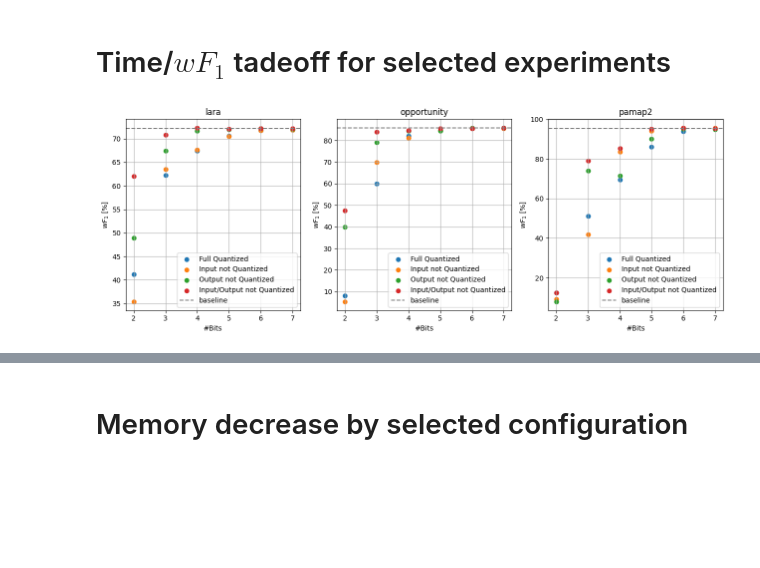
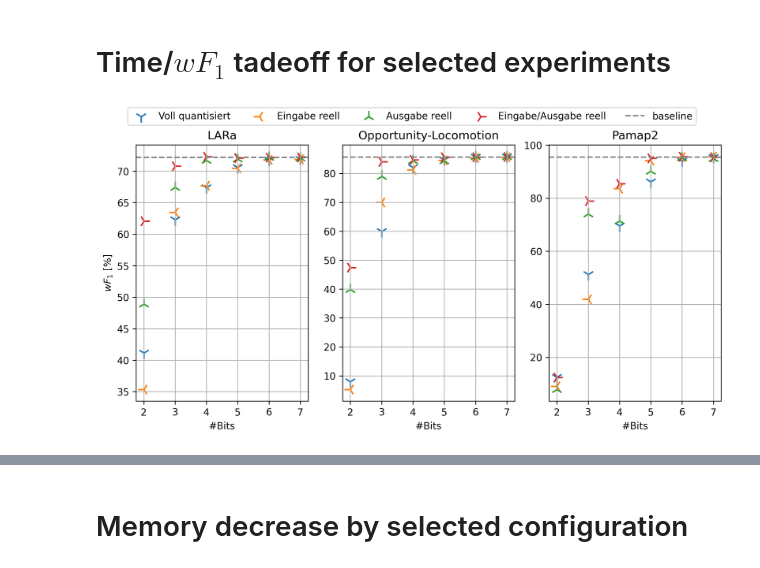
Before and after one commit to jroeger23/bachelor_thesis_code, a Jupyter notebook: eval_notebooks/ptq_cnn-imu_eval.ipynb, the cells around one changed output, grey strips where cells are left out. Drawn from its saved outputs; the diff is of its cells as text; code cells hidden in the pictures; blank space fills up the shorter version.

```diff
--- a/eval_notebooks/ptq_cnn-imu_eval.ipynb
+++ b/eval_notebooks/ptq_cnn-imu_eval.ipynb
@@ -513,28 +596,28 @@ from common.helper import checkpointsById
 from common.eval.model import estimateModuleSize
 
 cfg_comparison_1 = {
-    'Full Quantized': {
+    'Voll quantisiert': {
         'imu_input_quantization': 'static',
         'imu_pipeline_quantization': 'static',
         'imu_pipeline_fc_quantization': 'static',
         'fc_quantization': 'static',
         'output_layer_quantization': 'static',
     },
-    'Input not Quantized': {
+    'Eingabe reell': {
         'imu_input_quantization': 'none',
         'imu_pipeline_quantization': 'static',
         'imu_pipeline_fc_quantization': 'static',
         'fc_quantization': 'static',
         'output_layer_quantization': 'static',
     },
-    'Output not Quantized': {
+    'Ausgabe reell': {
         'imu_input_quantization': 'static',
         'imu_pipeline_quantization': 'static',
         'imu_pipeline_fc_quantization': 'static',
         'fc_quantization': 'static',
         'output_layer_quantization': 'none',
     },
-    'Input/Output not Quantized': {
+    'Eingabe/Ausgabe reell': {
         'imu_input_quantization': 'none',
         'imu_pipeline_quantization': 'static',
         'imu_pipeline_fc_quantization': 'static',
@@ -544,28 +627,28 @@ cfg_comparison_1 = {
 }
 
 cfg_comparison_2 = {
-    'Full Quantized': {
+    'Voll quantisiert': {
         'imu_input_quantization': 'static',
         'imu_pipeline_quantization': 'static',
         'imu_pipeline_fc_quantization': 'static',
         'fc_quantization': 'static',
         'output_layer_quantization': 'static',
     },
-    'Output not Quantized': {
+    'Ausgabe reell': {
         'imu_input_quantization': 'static',
         'imu_pipeline_quantization': 'static',
         'imu_pipeline_fc_quantization': 'static',
         'fc_quantization': 'static',
         'output_layer_quantization': 'none',
     },
-    'FC/Output not Quantized': {
+    'FC/Ausgabe reell': {
         'imu_input_quantization': 'static',
         'imu_pipeline_quantization': 'static',
         'imu_pipeline_fc_quantization': 'static',
         'fc_quantization': 'none',
         'output_layer_quantization': 'none',
     },
-    'PipeFC/FC/Output not Quantized': {
+    'IMU-FC/FC/Output reell': {
         'imu_input_quantization': 'static',
         'imu_pipeline_quantization': 'static',
         'imu_pipeline_fc_quantization': 'none',
@@ -575,28 +658,28 @@ cfg_comparison_2 = {
 }
 
 cfg_comparison_3 = {
-    'Full Quantized': {
+    'Voll quantisiert': {
         'imu_input_quantization': 'static',
         'imu_pipeline_quantization': 'static',
         'imu_pipeline_fc_quantization': 'static',
         'fc_quantization': 'static',
         'output_layer_quantization': 'static',
     },
-    'Output not Quantized': {
+    'Ausgabe reell': {
         'imu_input_quantization': 'static',
         'imu_pipeline_quantization': 'static',
         'imu_pipeline_fc_quantization': 'static',
         'fc_quantization': 'static',
         'output_layer_quantization': 'none',
     },
-    'Conv not Quantized': {
+    'Conv reell': {
         'imu_input_quantization': 'none',
         'imu_pipeline_quantization': 'none',
         'imu_pipeline_fc_quantization': 'static',
         'fc_quantization': 'static',
         'output_layer_quantization': 'static',
     },
-    'Conv/Output not Quantized': {
+    'Conv/Ausgabe reell': {
         'imu_input_quantization': 'none',
         'imu_pipeline_quantization': 'none',
         'imu_pipeline_fc_quantization': 'static',
@@ -605,7 +688,43 @@ cfg_comparison_3 = {
     },
 }
 
-for cfg_comparison in (cfg_comparison_1, cfg_comparison_2, cfg_comparison_3):
+cfg_comparison_4 = {
+    'Voll quantisiert': {
+        'imu_input_quantization': 'static',
+        'imu_pipeline_quantization': 'static',
+        'imu_pipeline_fc_quantization': 'static',
+        'fc_quantization': 'static',
+        'output_layer_quantization': 'static',
+    },
+    'Ausgabe reell': {
+        'imu_input_quantization': 'static',
+        'imu_pipeline_quantization': 'static',
+        'imu_pipeline_fc_quantization': 'static',
+        'fc_quantization': 'static',
+        'output_layer_quantization': 'none',
+    },
+    'FC/Ausgabe reell': {
+        'imu_input_quantization': 'static',
+        'imu_pipeline_quantization': 'static',
+        'imu_pipeline_fc_quantization': 'static',
+        'fc_quantization': 'none',
+        'output_layer_quantization': 'none',
+    },
+    'Conv/Ausgabe reell': {
+        'imu_input_quantization': 'none',
+        'imu_pipeline_quantization': 'none',
+        'imu_pipeline_fc_quantization': 'static',
+        'fc_quantization': 'static',
+        'output_layer_quantization': 'none',
+    },
+}
+
+markers = [
+    '1', '3', '2', '4',
+    '1', '3', '2', '4',
+]
+
+for cfg_comparison in (cfg_comparison_1, cfg_comparison_2, cfg_comparison_3, cfg_comparison_4):
   ex_by_bits_by_cfg_by_dataset = defaultdict(lambda: defaultdict(dict))
   for key, cfg in cfg_comparison.items():
     for ex in mode_vairance_experiments:
@@ -624,50 +743,58 @@ for cfg_comparison in (cfg_comparison_1, cfg_comparison_2, cfg_comparison_3):
       } for dataset, ex_by_bits_by_cfg in ex_by_bits_by_cfg_by_dataset.items()
   }
 
+  labels, handles = [], []
+
   # Clasification performance plots
   fig, axs = plt.subplots(1, len(ex_by_bits_by_cfg_by_dataset))
-  fig.set_figwidth(fig.get_figwidth() * 2)
+  fig.set_dpi(300)
+  fig.set_figwidth(fig.get_figwidth() * 1.7)
   for ix, (dataset, ex_by_bits_by_cfg) in enumerate(ex_by_bits_by_cfg_by_dataset.items()):
+    s_xs = []
     for k_ix, (key, ex_by_bits) in enumerate(ex_by_bits_by_cfg.items()):
       s_xs = np.array(list(ex_by_bits.keys()))
       s_ys = np.array([e.metrics['test/wf1'] for e in ex_by_bits.values()])
 
-      axs[ix].scatter(x=s_xs, y=s_ys * 100, label=key, color=cmap(k_ix))
+      axs[ix].scatter(x=s_xs, y=s_ys * 100, label=key, color=cmap(k_ix), marker=markers[k_ix], s=150)
 
     baseline_wf1 = base_experiment_by_dataset[dataset].metrics['test/wf1'].max() * 100
     axs[ix].axhline(y=baseline_wf1, color='grey', linestyle='dashed', label='baseline')
 
+    axs[ix].set_xticks(s_xs)
     axs[ix].set_xlabel('#Bits')
-    axs[ix].set_ylabel('$wF_1$ [%]')
-    axs[ix].legend()
+    if ix == 0:
+        axs[ix].set_ylabel('$wF_1$ [%]')
     axs[ix].grid()
-    axs[ix].set_title(dataset)
+    axs[ix].set_title(friendly[dataset])
+    handles, labels = axs[ix].get_legend_handles_labels()
 
-  fig.tight_layout()
+  fig.legend(handles, labels, loc='upper center', ncol=len(ex_by_bits_by_cfg)+1)
   fig.show()
 
   # Time performance plots
   fig, axs = plt.subplots(1, len(ex_by_bits_by_cfg_by_dataset))
-  fig.set_figwidth(fig.get_figwidth() * 2)
+  fig.set_dpi(300)
+  fig.set_figwidth(fig.get_figwidth() * 1.7)
   for ix, (dataset, ex_by_bits_by_cfg) in enumerate(ex_by_bits_by_cfg_by_dataset.items()):
     b_xs = []
     b_labels = []
     b_colors = []
     for k_ix, (key, ex_by_bits) in enumerate(ex_by_bits_by_cfg.items()):
       b_xs.append(ex_by_bits[7].metrics['test/batch_time'] * 1000)
       b_labels.append(key)
       b_colors.append(cmap(k_ix))
 
     baseline_median = base_experiment_by_dataset[dataset].metrics['test/batch_time'].median() * 1000
 
     axs[ix].boxplot(x=b_xs, labels=b_labels, showfliers=False)
 
-    axs[ix].set_ylabel('Inference batch time [ms]')
+    if ix == 0:
+        axs[ix].set_ylabel('Inference batch time [ms]')
     axs[ix].grid()
-    axs[ix].set_title(f'{dataset} (base median {baseline_median:.02f}ms)')
+    axs[ix].set_title(f'{dataset}\n(Baseline Median {baseline_median:.02f}ms)')
 
   fig.tight_layout()
   fig.autofmt_xdate()
   fig.show()
 # %% [output]
-[figure, old version]
+[figure, new version]
```
Also changed, not shown: parts of 3 cells of this notebook.
